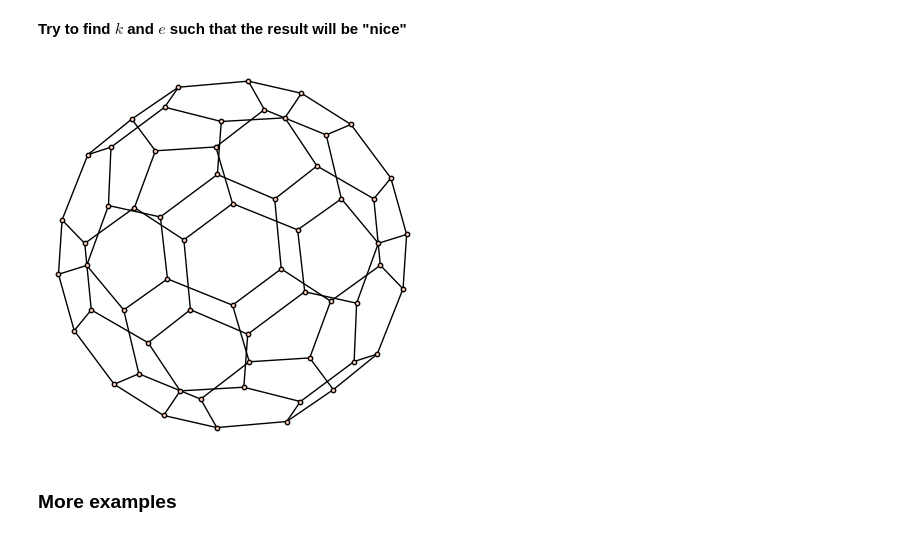
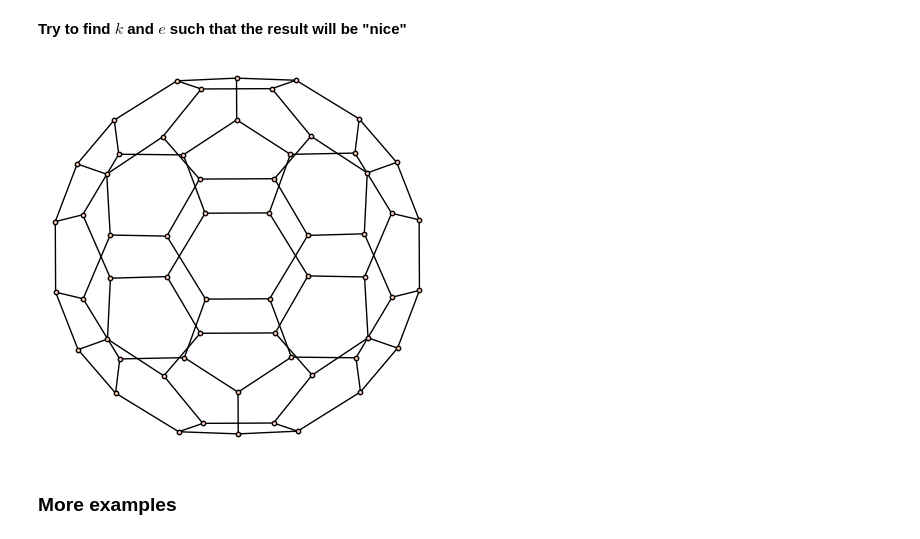
Before and after one commit to RootRooster/discrete-math-labs, a Jupyter notebook: pubilc/Lab_06_2025.ipynb, the cells around one changed output. Drawn from its saved outputs; the diff is of its cells as text; code cells hidden in the pictures.

```diff
--- a/pubilc/Lab_06_2025.ipynb
+++ b/pubilc/Lab_06_2025.ipynb
@@ -186,9 +210,45 @@ def draw_graph_se(G, k, e, iters):
+# %%
+def move_vertex_se(G, v, pos, k, e):
+    x1 = 0
+    y1 = 0
+    xr = 0
+    yr = 0
+    v_x, v_y = pos[v]
+
+    for u in G.neighbors(v):
+        u_x, u_y = pos[u]
+        x1 += (u_x - v_x)*k
+        y1 += (u_y - v_y)*k
+    for u in G:
+        if u != v:
+            u_x, u_y = pos[u]
+            temp_x = (u_x - v_x)
+            temp_y = (u_y - v_y)
+            xr += (-e) * (temp_x/(temp_x**2 + temp_y**2))
+            yr += (-e) * (temp_y/(temp_x**2 + temp_y**2))
+
+    pos[v] = (v_x + x1 + xr, v_y + y1 + yr)
+
+
+
+def draw_graph_se(G, k, e, iters):
+    pos = {}
+
+    for c in G.vertices():
+        pos[c] = [random()-0.5, random()-.5]
+
+    for i in range(iters):
+        for v in G.vertices():
+            move_vertex_se(G, v, pos, k, e)
+
+    G.set_pos(pos)
+    return G.plot(vertex_labels = False, vertex_size = 10)
 # %% [markdown]
 **Try to find $k$ and $e$ such that the result will be "nice"**
 # %%
-draw_graph_se(G, ??, ??, 100)
+draw_graph_se(G, 0.5, 0.1, 100)
 # %% [output]
-[figure, old version]
+[figure, new version]
 # %% [markdown]
 ### More examples
 # %% [markdown]
```
Also changed, not shown: parts of 21 cells of this notebook.
